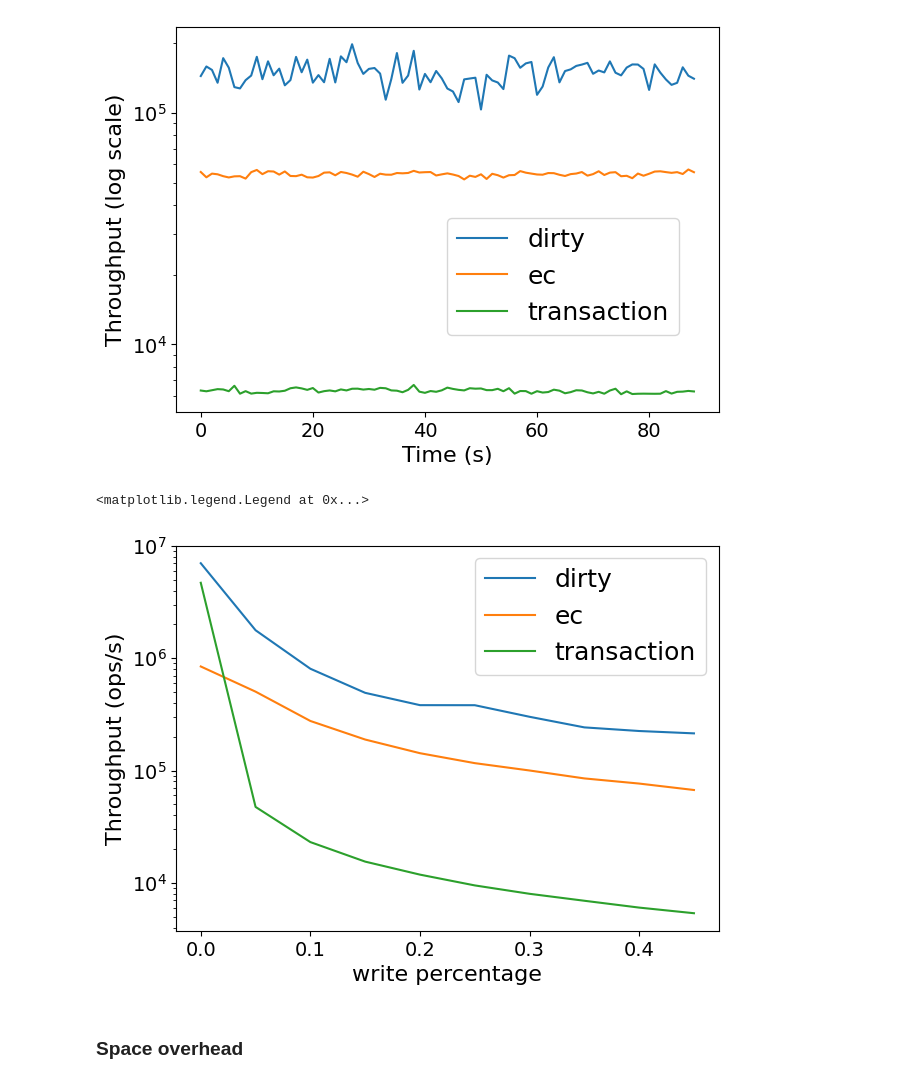
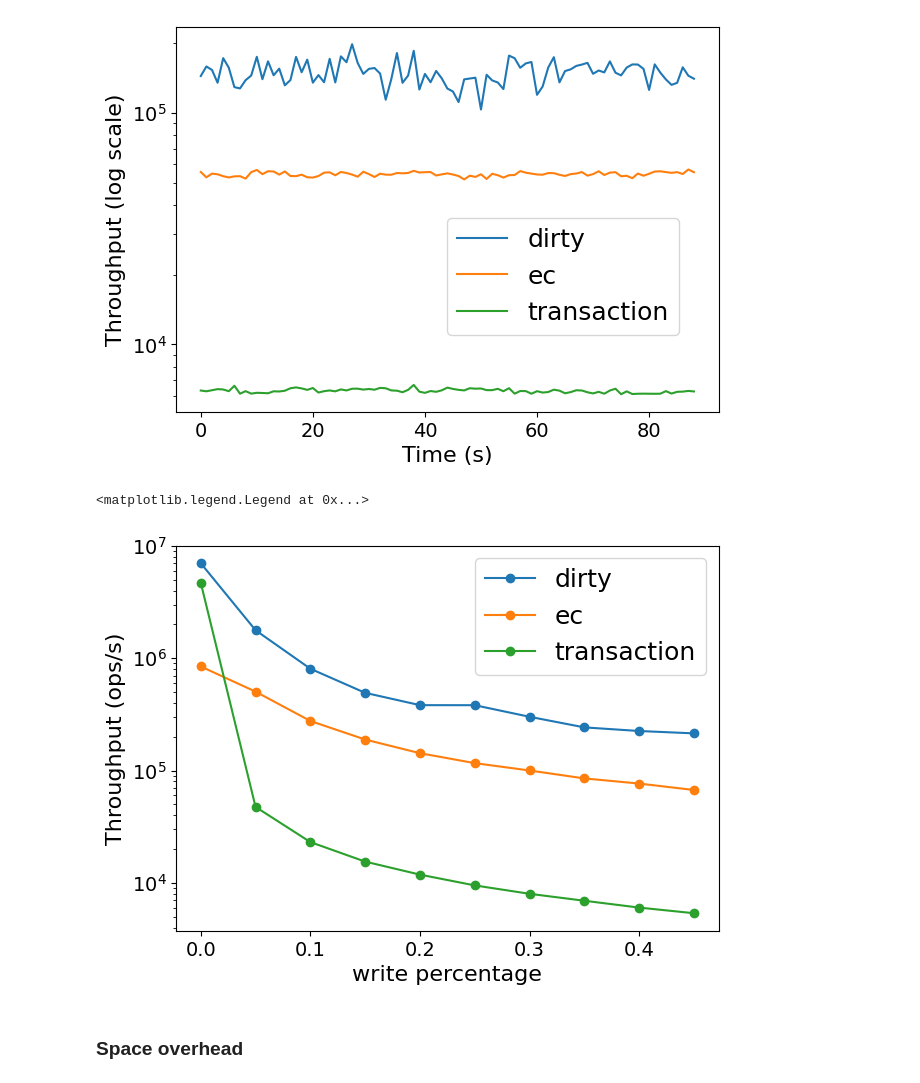
Before and after one commit to Vincent-lau/hypermnesia, a Jupyter notebook: benchmark/plot.ipynb, the cells around one changed output. Cells and saved outputs as stored; diff of their text form; code cells hidden in the pictures.

```diff
--- a/benchmark/plot.ipynb
+++ b/benchmark/plot.ipynb
@@ -127,23 +127,23 @@ fig.savefig(f'{graph_dir}tp_time_single.pdf', bbox_inches='tight')
 # %%
 dirty_tp_rw = [214341,224977,242322,301110,381829,382221,491975,806151,1774494,7009840]
 ec_tp_rw = [67141, 76614, 85137,100149,116443,142783,188880,276398,504068,844572]
 trans_tp_rw = [5372, 6029,6936,7998,9500,11849,15471,23082,47467,4695325]
 
 dirty_tp_rw = np.array(dirty_tp_rw)
 ec_tp_rw = np.array(ec_tp_rw)
 trans_tp_rw = np.array(trans_tp_rw)
 
 write_pct = [1 - (i * 0.1 + (1 - 0.1 * i) * 0.5) for i in range(1, 11)]
 fig, ax = plt.subplots()
-ax.semilogy(write_pct, dirty_tp_rw, label='dirty')
-ax.semilogy(write_pct, ec_tp_rw, label='ec')
-ax.semilogy(write_pct, trans_tp_rw, label='transaction')
+ax.semilogy(write_pct, dirty_tp_rw, marker='o', label='dirty')
+ax.semilogy(write_pct, ec_tp_rw, marker='o', label='ec')
+ax.semilogy(write_pct, trans_tp_rw, marker='o', label='transaction')
 ax.set_ylabel('Throughput (ops/s)')
 ax.set_xlabel('write percentage')
 ax.legend()
 # %% [output]
 <matplotlib.legend.Legend at 0x...>
-[figure, old version]
+[figure, new version]
 # %% [markdown]
 ### Space overhead
 # %% [markdown]
```
Also changed, not shown: parts of 15 cells of this notebook, 14 other files.
